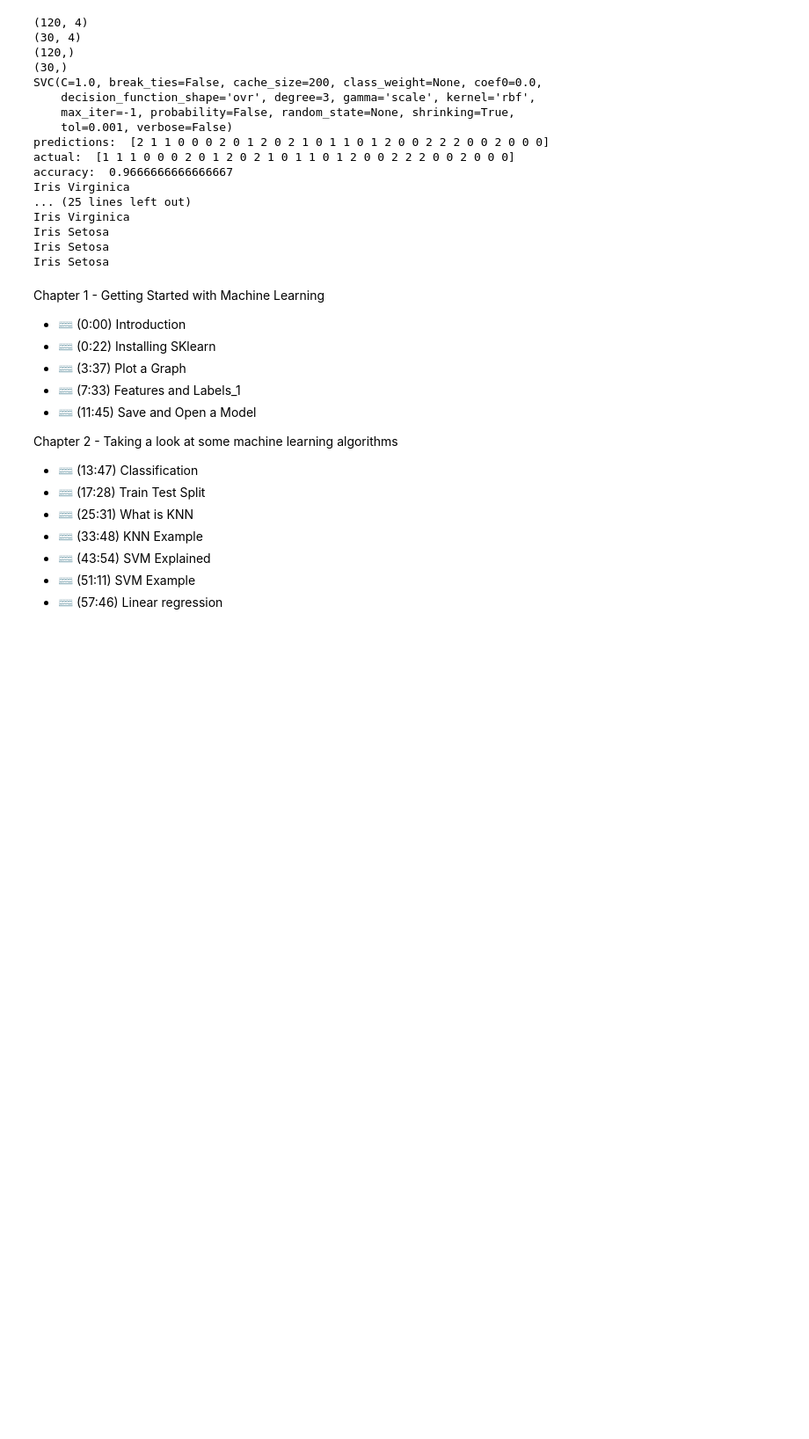
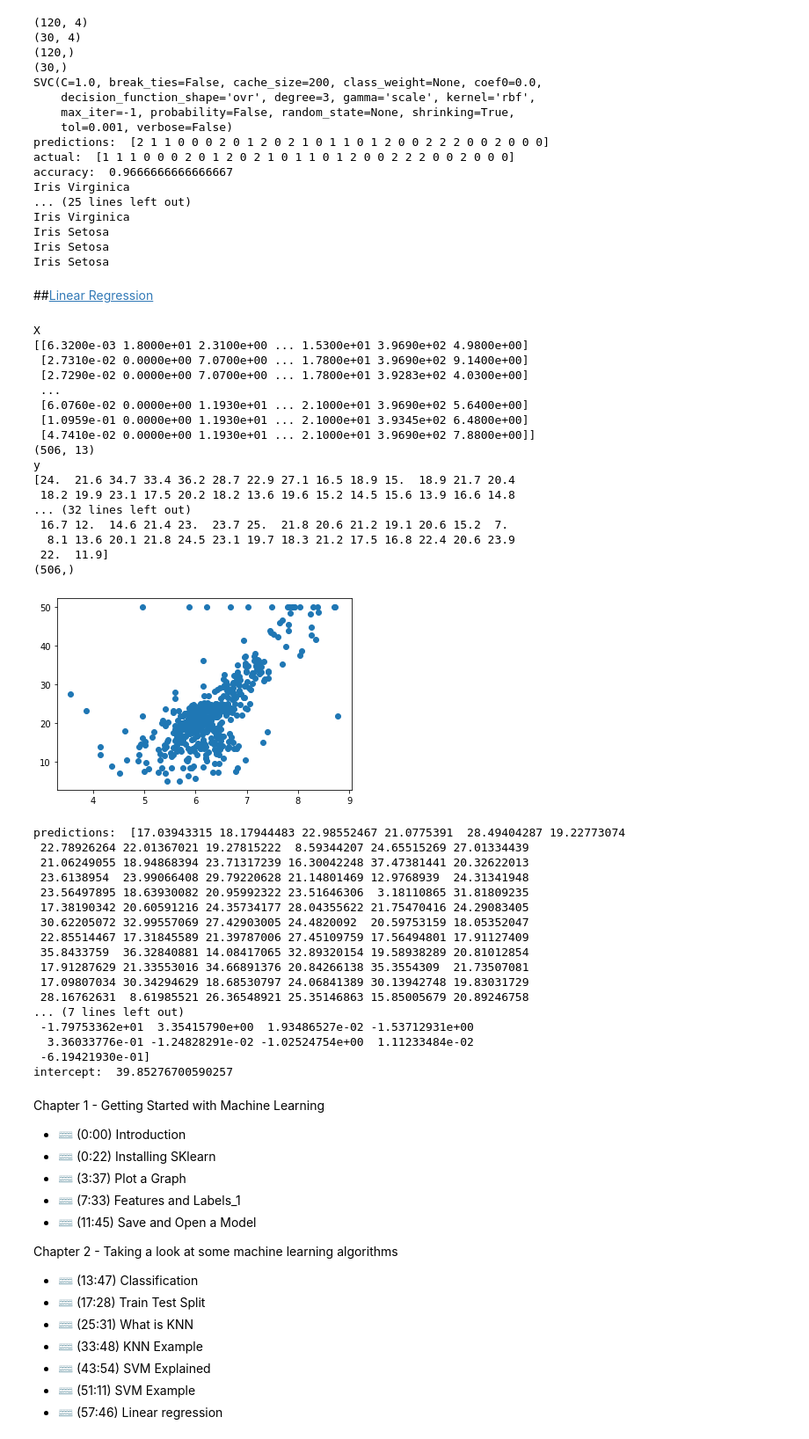
Before and after one commit to davidzheng66/python3, a Jupyter notebook: machinelearning/sklearn-freecodecamp/machine-learning-sklearn-freecodecamp.ipynb, the cells around one changed output. Shown at 88% size. Drawn from its saved outputs; the diff is of its cells as text; code cells hidden in the pictures; blank space fills up the shorter version.

Commit message:
Add linear regression

```diff
--- a/machinelearning/sklearn-freecodecamp/machine-learning-sklearn-freecodecamp.ipynb
+++ b/machinelearning/sklearn-freecodecamp/machine-learning-sklearn-freecodecamp.ipynb
@@ -316,6 +316,79 @@ Iris Virginica
 Iris Setosa
 Iris Setosa
 Iris Setosa
+# %% [markdown]
+##[Linear Regression](https://archive.ics.uci.edu/ml/machine-learning-databases/housing/)
+# %%
+from sklearn import datasets
+from sklearn import linear_model
+from sklearn.model_selection import train_test_split
+from matplotlib import pyplot as plt
+
+boston = datasets.load_boston()
+
+#featres / labels
+X = boston.data
+y = boston.target
+
+print("X")
+print(X)
+print(X.shape)
+print("y")
+print(y)
+print(y.shape)
+
+#algorithm
+l_reg = linear_model.LinearRegression()
+
+plt.scatter(X.T[5], y)
+plt.show()
+
+X_train, X_test, y_train, y_test = train_test_split(X, y, test_size=0.2)
+
+#train
+model = l_reg.fit(X_train, y_train)
+
+predictions = model.predict(X_test)
+print("predictions: ", predictions)
+print("R^2: ", l_reg.score(X, y))
+print("coeff: ", l_reg.coef_)
+print("intercept: ", l_reg.intercept_)
+# %% [output]
+X
+[[6.3200e-03 1.8000e+01 2.3100e+00 ... 1.5300e+01 3.9690e+02 4.9800e+00]
+ [2.7310e-02 0.0000e+00 7.0700e+00 ... 1.7800e+01 3.9690e+02 9.1400e+00]
+ [2.7290e-02 0.0000e+00 7.0700e+00 ... 1.7800e+01 3.9283e+02 4.0300e+00]
+ ...
+ [6.0760e-02 0.0000e+00 1.1930e+01 ... 2.1000e+01 3.9690e+02 5.6400e+00]
+ [1.0959e-01 0.0000e+00 1.1930e+01 ... 2.1000e+01 3.9345e+02 6.4800e+00]
+ [4.7410e-02 0.0000e+00 1.1930e+01 ... 2.1000e+01 3.9690e+02 7.8800e+00]]
+(506, 13)
+y
+[24.  21.6 34.7 33.4 36.2 28.7 22.9 27.1 16.5 18.9 15.  18.9 21.7 20.4
+ 18.2 19.9 23.1 17.5 20.2 18.2 13.6 19.6 15.2 14.5 15.6 13.9 16.6 14.8
+... (32 lines left out)
+ 16.7 12.  14.6 21.4 23.  23.7 25.  21.8 20.6 21.2 19.1 20.6 15.2  7.
+  8.1 13.6 20.1 21.8 24.5 23.1 19.7 18.3 21.2 17.5 16.8 22.4 20.6 23.9
+ 22.  11.9]
+(506,)
+[figure, added]
+predictions:  [17.03943315 18.17944483 22.98552467 21.0775391  28.49404287 19.22773074
+ 22.78926264 22.01367021 19.27815222  8.59344207 24.65515269 27.01334439
+ 21.06249055 18.94868394 23.71317239 16.30042248 37.47381441 20.32622013
+ 23.6138954  23.99066408 29.79220628 21.14801469 12.9768939  24.31341948
+ 23.56497895 18.63930082 20.95992322 23.51646306  3.18110865 31.81809235
+ 17.38190342 20.60591216 24.35734177 28.04355622 21.75470416 24.29083405
+ 30.62205072 32.99557069 27.42903005 24.4820092  20.59753159 18.05352047
+ 22.85514467 17.31845589 21.39787006 27.45109759 17.56494801 17.91127409
+ 35.8433759  36.32840881 14.08417065 32.89320154 19.58938289 20.81012854
+ 17.91287629 21.33553016 34.66891376 20.84266138 35.3554309  21.73507081
+ 17.09807034 30.34294629 18.68530797 24.06841389 30.13942748 19.83031729
+ 28.16762631  8.61985521 26.36548921 25.35146863 15.85005679 20.89246758
+... (7 lines left out)
+ -1.79753362e+01  3.35415790e+00  1.93486527e-02 -1.53712931e+00
+  3.36033776e-01 -1.24828291e-02 -1.02524754e+00  1.11233484e-02
+ -6.19421930e-01]
+intercept:  39.85276700590257
 # %% [markdown]
 Chapter 1 - Getting Started with Machine Learning
 - ⌨️ (0:00) Introduction
```
